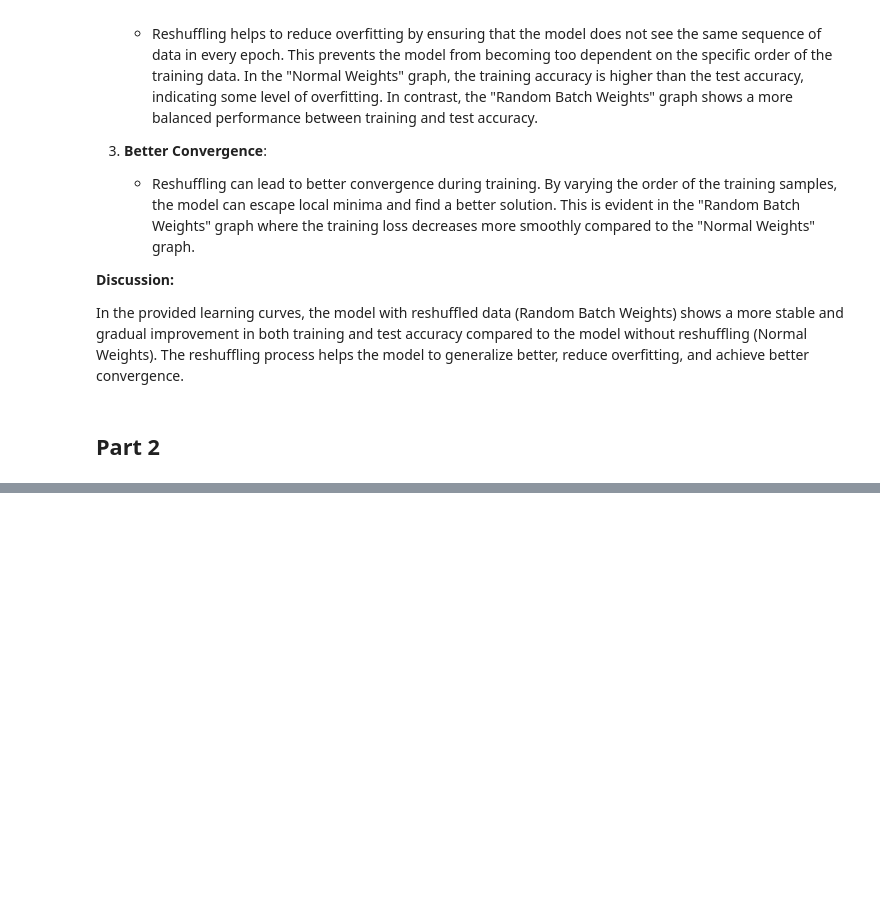
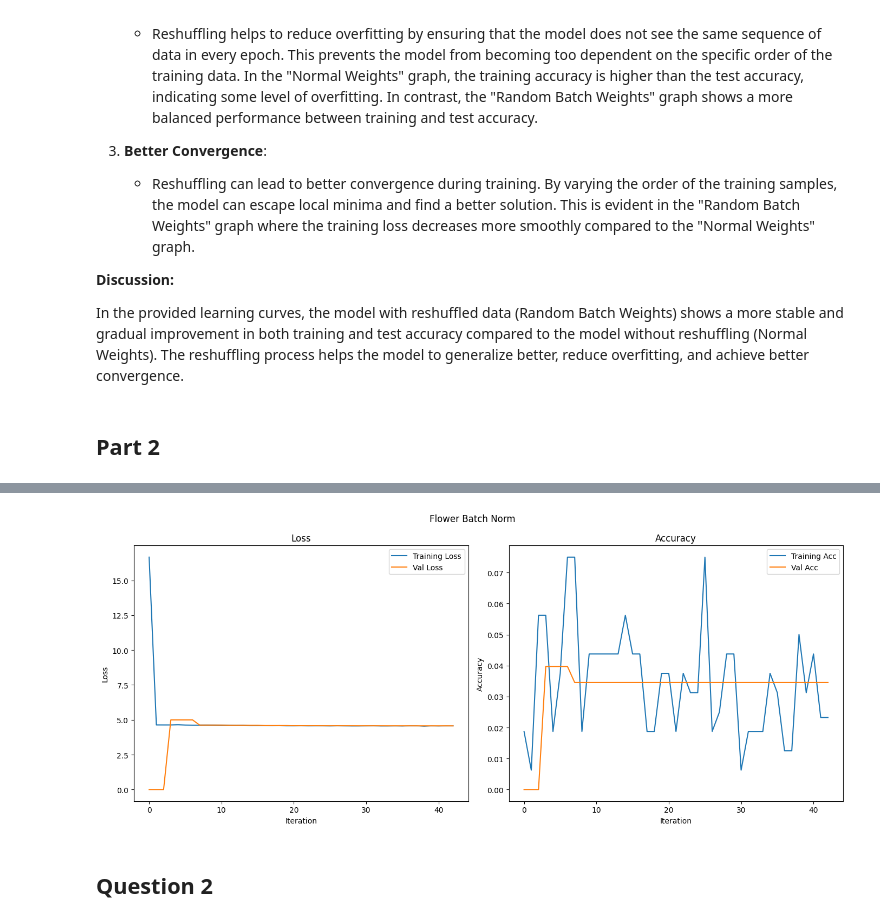
Before and after one commit to KeithLin724/NYCU_DeepLearning_2025, a Jupyter notebook: HW1/hw1__StudentID_.ipynb, the cells around one changed output, grey strips where cells are left out. Drawn from its saved outputs; the diff is of its cells as text; code cells hidden in the pictures; blank space fills up the shorter version.

Commit message:
update the SimpleCNN model, trainer, datamodule

```diff
--- a/HW1/hw1__StudentID_.ipynb
+++ b/HW1/hw1__StudentID_.ipynb
@@ -829,0 +1023,23 @@ import lightning as L
+# %%
+def plot_graph_plt_nn(logs: pd.DataFrame, title: str):
+    fig, axs = plt.subplots(1, 2, figsize=(14, 6))
+
+    # Plot Loss on the first subplot
+    axs[0].plot(logs.index, logs["train_loss"],  label="Training Loss")
+    axs[0].plot(logs.index, logs["val_loss"],  label="Val Loss")
+    axs[0].set_xlabel("Iteration")
+    axs[0].set_ylabel("Loss")
+    axs[0].set_title("Loss")
+    axs[0].legend()
+
+    # Plot Accuracy on the second subplot
+    axs[1].plot(logs.index, logs["train_acc"],  label="Training Acc")
+    axs[1].plot(logs.index, logs["val_acc"],  label="Val Acc")
+    axs[1].set_xlabel("Iteration")
+    axs[1].set_ylabel("Accuracy")
+    axs[1].set_title("Accuracy")
+    axs[1].legend()
+
+    fig.suptitle(title)
+    plt.tight_layout()
+    plt.show()
@@ -829,0 +1185,9 @@ import lightning as L
+# %%
+training_log = pd.read_csv("logs_flower/flower_batch_norm/version_0/metrics.csv")
+training_log = training_log.ffill().fillna(0)
+# %%
+plot_graph_plt_nn(training_log, "Flower Batch Norm")
+# %% [output]
+[figure, added]
+# %% [markdown]
+## Question 2
```
Also changed, not shown: parts of 18 cells of this notebook.
